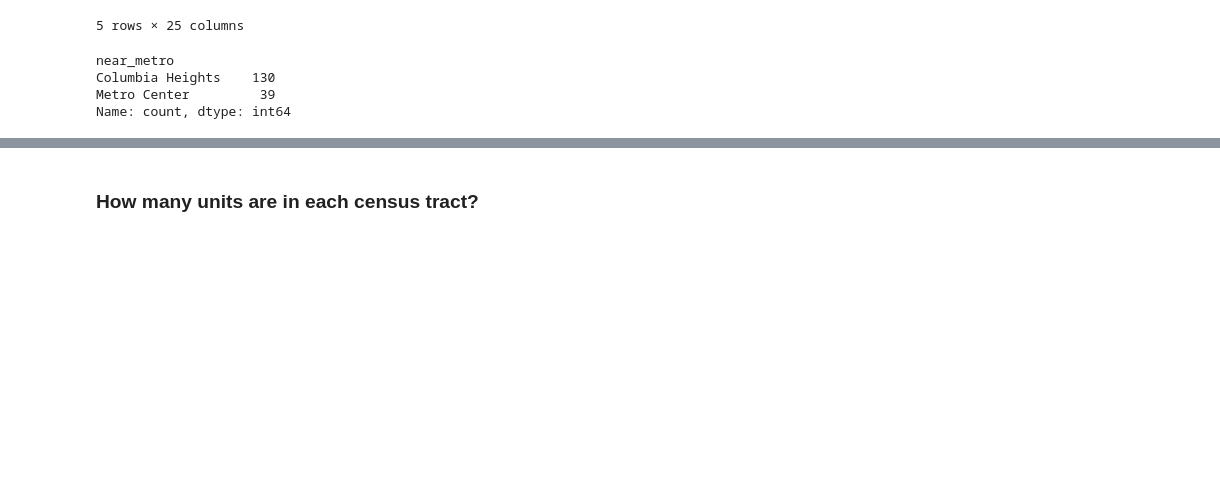
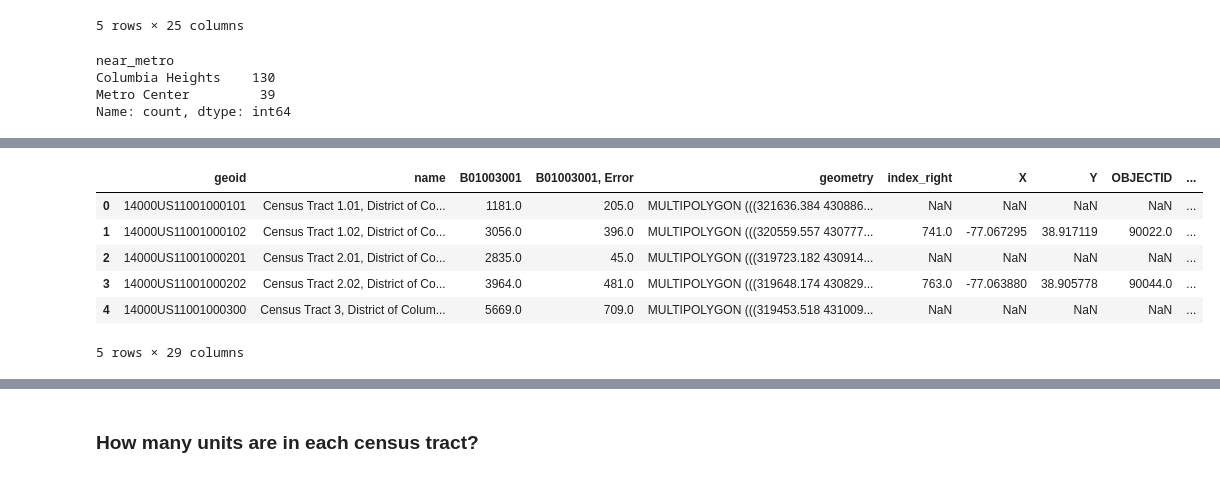
Before and after one commit to stg12793/ursp688y_sp2025, a Jupyter notebook: demos/demo07/demo07_prepped.ipynb, the cells around one changed output, grey strips where cells are left out. Cells and saved outputs as stored; diff of their text form; code cells hidden in the pictures; blank space fills up the shorter version.

```diff
--- a/demos/demo07/demo07_prepped.ipynb
+++ b/demos/demo07/demo07_prepped.ipynb
@@ -220,0 +237,10 @@ projects_near_metro.explore(column='near_metro', tiles='CartoDB positron')
+# %%
+tracts_with_projects_gdf.head()
+# %% [output]
+|  | geoid | name | B01003001 | B01003001, Error | geometry | index_right | X | Y | OBJECTID | ... |
+| 0 | 14000US11001000101 | Census Tract 1.01, District of Co... | 1181.0 | 205.0 | MULTIPOLYGON (((321636.384 430886... | NaN | NaN | NaN | NaN | ... |
+| 1 | 14000US11001000102 | Census Tract 1.02, District of Co... | 3056.0 | 396.0 | MULTIPOLYGON (((320559.557 430777... | 741.0 | -77.067295 | 38.917119 | 90022.0 | ... |
+| 2 | 14000US11001000201 | Census Tract 2.01, District of Co... | 2835.0 | 45.0 | MULTIPOLYGON (((319723.182 430914... | NaN | NaN | NaN | NaN | ... |
+| 3 | 14000US11001000202 | Census Tract 2.02, District of Co... | 3964.0 | 481.0 | MULTIPOLYGON (((319648.174 430829... | 763.0 | -77.063880 | 38.905778 | 90044.0 | ... |
+| 4 | 14000US11001000300 | Census Tract 3, District of Colum... | 5669.0 | 709.0 | MULTIPOLYGON (((319453.518 431009... | NaN | NaN | NaN | NaN | ... |
+5 rows × 29 columns
```
Also changed, not shown: parts of 15 cells of this notebook, 1 other file.
